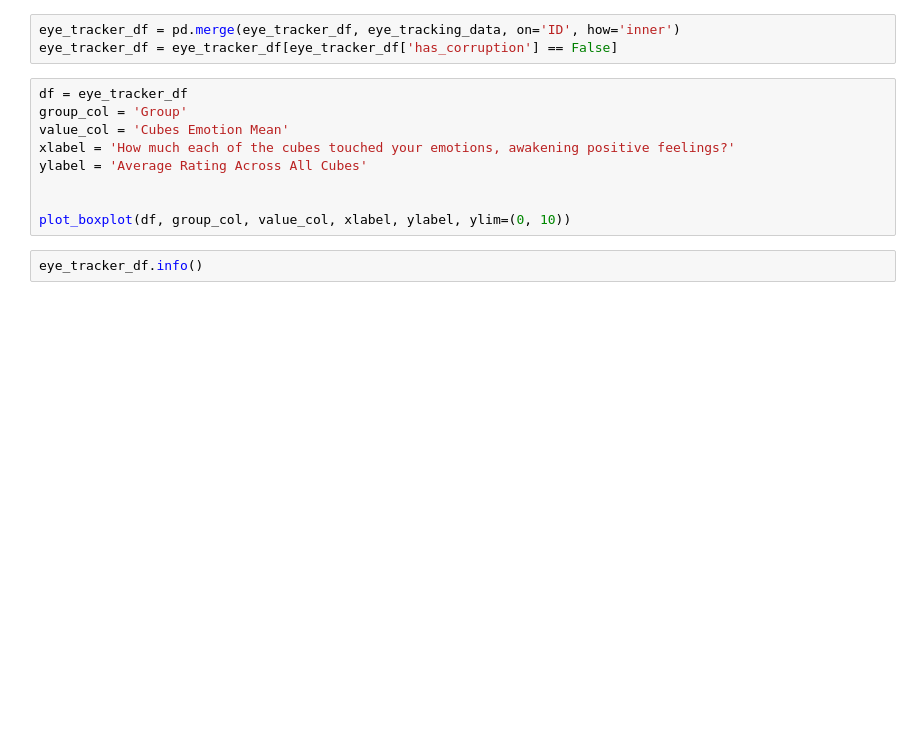
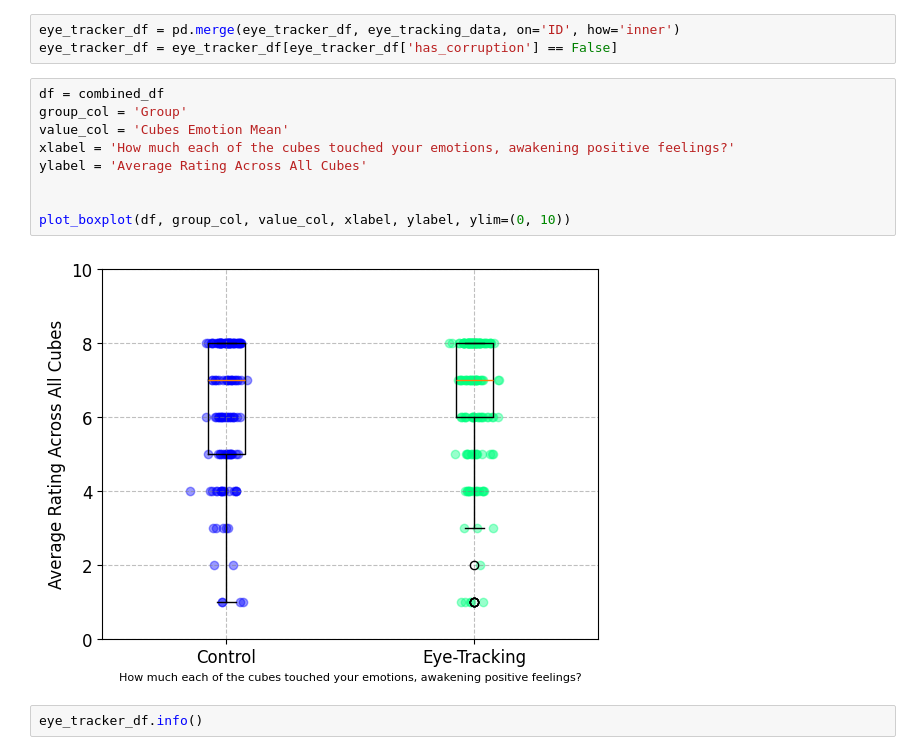
Before and after one commit to arghavanaslani/Screensinthemuseum, a Jupyter notebook: analysis.ipynb, the cells around one changed output. Drawn from its saved outputs; the diff is of its cells as text; blank space fills up the shorter version.

```diff
--- a/analysis.ipynb
+++ b/analysis.ipynb
@@ -321,14 +314,16 @@ plot_group_data(eye_tracker_df, 'Eye-Tracking')
 eye_tracker_df = pd.merge(eye_tracker_df, eye_tracking_data, on='ID', how='inner')
 eye_tracker_df = eye_tracker_df[eye_tracker_df['has_corruption'] == False]
 # %%
-df = eye_tracker_df
+df = combined_df
 group_col = 'Group'
 value_col = 'Cubes Emotion Mean'
 xlabel = 'How much each of the cubes touched your emotions, awakening positive feelings?'
 ylabel = 'Average Rating Across All Cubes'
 
 
 plot_boxplot(df, group_col, value_col, xlabel, ylabel, ylim=(0, 10))
+# %% [output]
+[figure, added]
 # %%
 eye_tracker_df.info()
 # %% [output]
```
Also changed, not shown: parts of 45 cells of this notebook, 8 other files.
